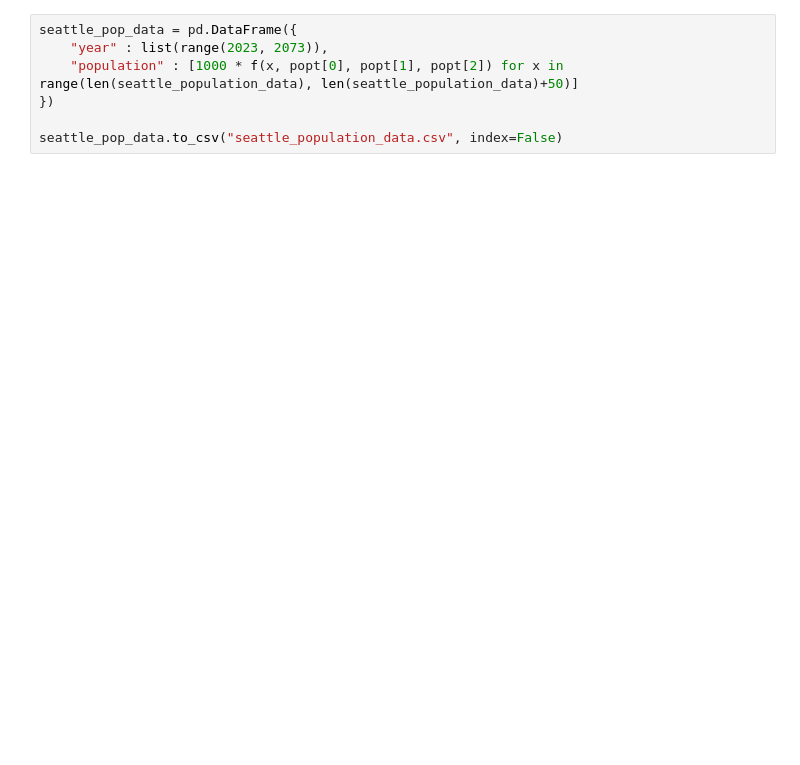
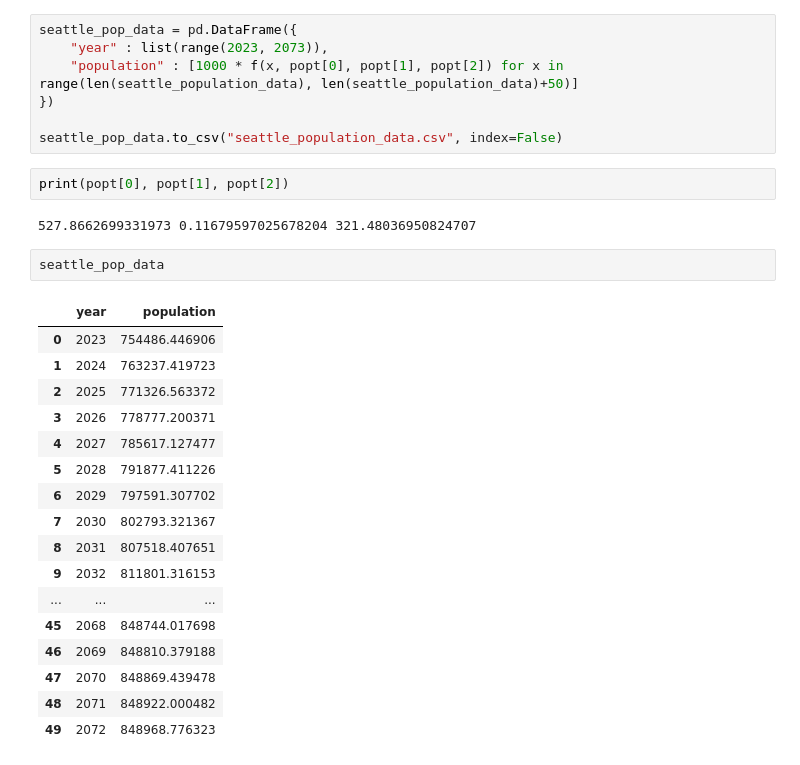
Before and after one commit to EulerPascal404/M3Practice, a Jupyter notebook: scripts/modeling_part2.ipynb, the cells around one changed output. Drawn from its saved outputs; the diff is of its cells as text; blank space fills up the shorter version.

```diff
--- a/scripts/modeling_part2.ipynb
+++ b/scripts/modeling_part2.ipynb
@@ -48,3 +81,27 @@ seattle_pop_data = pd.DataFrame({
 })
 
 seattle_pop_data.to_csv("seattle_population_data.csv", index=False)
+# %%
+print(popt[0], popt[1], popt[2])
+# %% [output]
+527.8662699331973 0.11679597025678204 321.48036950824707
+# %%
+seattle_pop_data
+# %% [output]
+|  | year | population |
+| 0 | 2023 | 754486.446906 |
+| 1 | 2024 | 763237.419723 |
+| 2 | 2025 | 771326.563372 |
+| 3 | 2026 | 778777.200371 |
+| 4 | 2027 | 785617.127477 |
+| 5 | 2028 | 791877.411226 |
+| 6 | 2029 | 797591.307702 |
+| 7 | 2030 | 802793.321367 |
+| 8 | 2031 | 807518.407651 |
+| 9 | 2032 | 811801.316153 |
+| ... | ... | ... |
+| 45 | 2068 | 848744.017698 |
+| 46 | 2069 | 848810.379188 |
+| 47 | 2070 | 848869.439478 |
+| 48 | 2071 | 848922.000482 |
+| 49 | 2072 | 848968.776323 |
```
Also changed, not shown: parts of 8 cells of this notebook, 3 other files.
